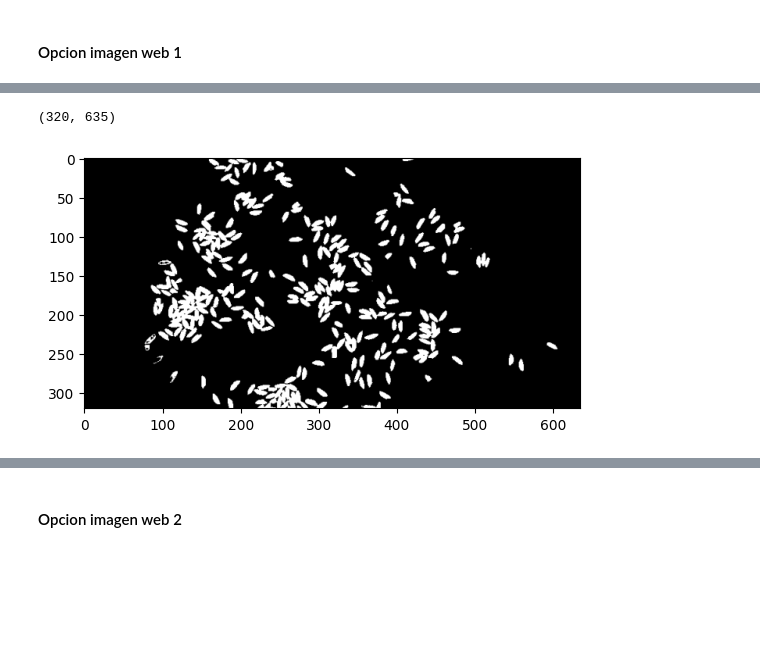
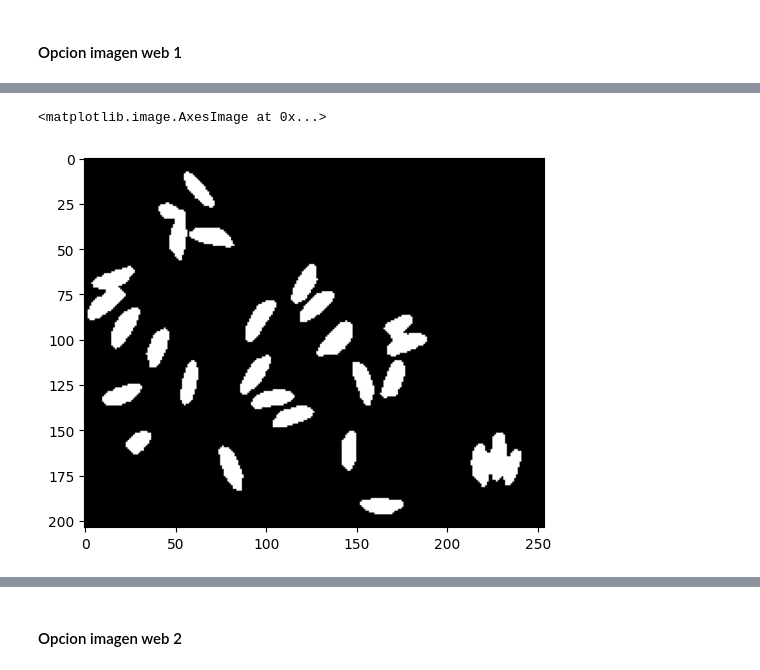
Before and after one commit to Ignacio-Ibarra/unsupervised-rice-image-segmentation, a Jupyter notebook: spectral_clustering.ipynb, the cells around one changed output, grey strips where cells are left out. Saved outputs shown, nothing was run; the diff lists cells and outputs as text; code cells hidden in the pictures; blank space fills up the shorter version.

Commit message:
usamos imagen más pequenia para mostar caso de uso posible

```diff
--- a/spectral_clustering.ipynb
+++ b/spectral_clustering.ipynb
@@ -140,0 +131,11 @@ print(imagen_web.shape)
+# %%
+from sklearn.feature_extraction import image
+import matplotlib.pyplot as plt
+import cv2
+import numpy as np
+from sklearn.cluster import spectral_clustering
+
+img = cv2.imread("outputs/img/multiple_rice.png")
+img = cv2.cvtColor(img, cv2.COLOR_BGR2RGB)
+plt.imshow(img)
+plt.show()
@@ -141,18 +144,17 @@ print(imagen_web.shape)
 # %%
-scale_percent = 80 # percent of original size
-width = int(imagen_web.shape[1] * scale_percent / 100)
-height = int(imagen_web.shape[0] * scale_percent / 100)
-dim = (width, height)
+# scale_percent = 80 # percent of original size
+# width = int(imagen_web.shape[1] * scale_percent / 100)
+# height = int(imagen_web.shape[0] * scale_percent / 100)
+# dim = (width, height)
 
 thresh = 180
-binary = cv2.threshold(cv2.cvtColor(imagen_web, cv2.COLOR_RGB2GRAY),
+binary = cv2.threshold(cv2.cvtColor(img, cv2.COLOR_RGB2GRAY),
                                thresh, 255, cv2.THRESH_BINARY)[1] #THRESH_BINARY o THRESH_BINARY_INV
 
-resized_binary = cv2.resize(binary, dim, interpolation = cv2.INTER_AREA)
+# resized_binary = cv2.resize(binary, dim, interpolation = cv2.INTER_AREA)
 
-plt.imshow(resized_binary,'gray',vmin=0,vmax=255)
-print(resized_binary.shape)
+plt.imshow(binary,'gray',vmin=0,vmax=255)
 # %% [output]
-(320, 635)
+<matplotlib.image.AxesImage at 0x...>
-[figure, old version]
+[figure, new version]
 # %%
```
Also changed, not shown: parts of 5 cells of this notebook.
